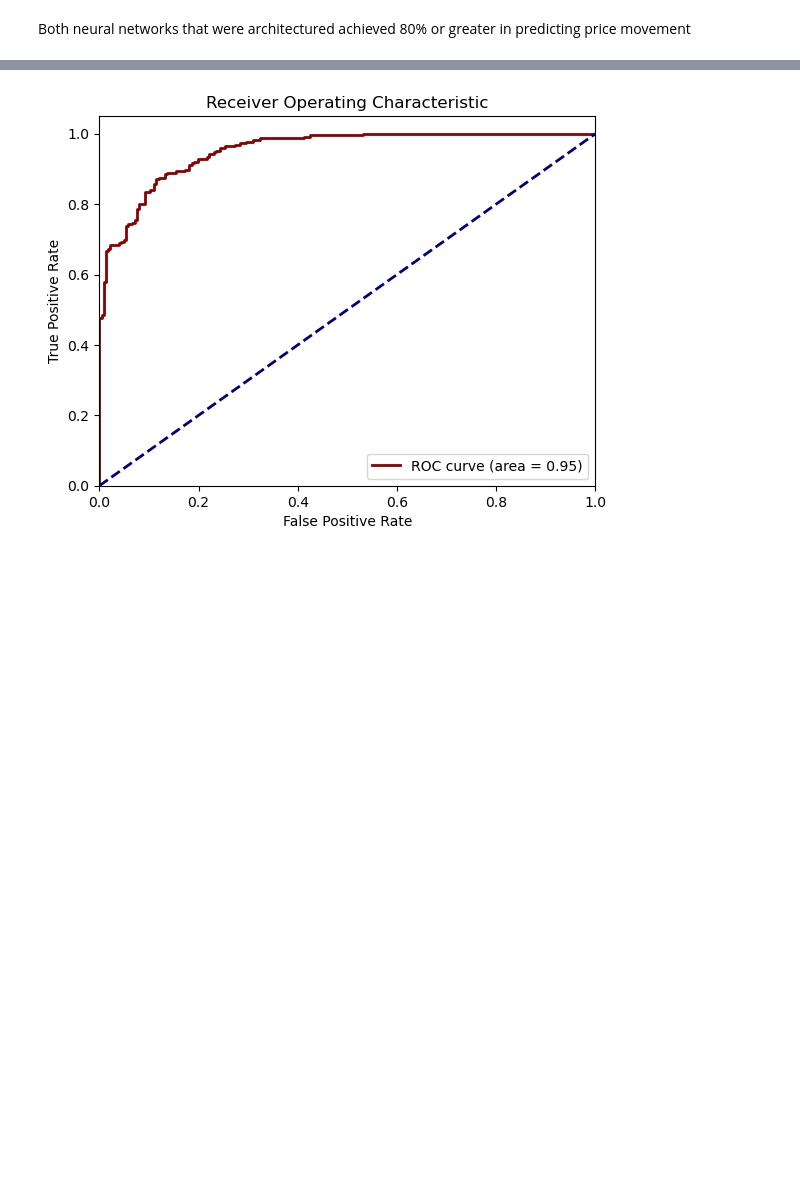
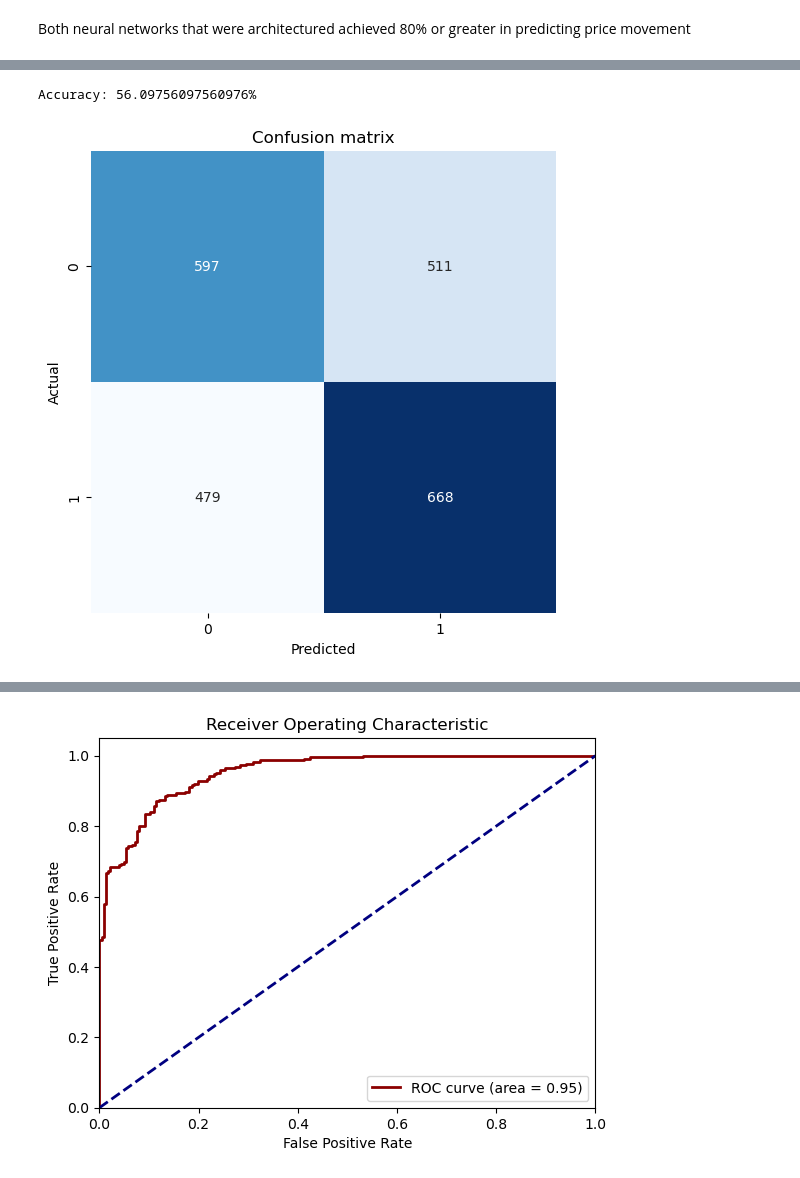
Before and after one commit to bryan-ortiz0/crypto-forecast-analysis, a Jupyter notebook: models/nn-daily.ipynb, the cells around one changed output, grey strips where cells are left out. Cells and saved outputs as stored; diff of their text form; code cells hidden in the pictures; blank space fills up the shorter version.

```diff
--- a/models/nn-daily.ipynb
+++ b/models/nn-daily.ipynb
@@ -226,0 +394,3 @@ Both neural networks that were architectured achieved 80% or greater in predicti
+# %%
+predictions = target_model.predict(features)
+predicted_classes = (predictions >0.5).astype('int32')
@@ -226,0 +399,15 @@ Both neural networks that were architectured achieved 80% or greater in predicti
+# %%
+accuracy = accuracy_score(target, predicted_classes)
+print(f"Accuracy: {accuracy * 100}%")
+
+cm = confusion_matrix(target, predicted_classes)
+
+plt.figure(figsize=(6, 6))
+sns.heatmap(cm, annot=True, fmt='d', cmap='Blues', cbar=False)
+plt.xlabel('Predicted')
+plt.ylabel('Actual')
+plt.title('Confusion matrix')
+plt.show()
+# %% [output]
+Accuracy: 56.09756097560976%
+[figure, added]
```
Also changed, not shown: parts of 60 cells of this notebook, 32 other files.
